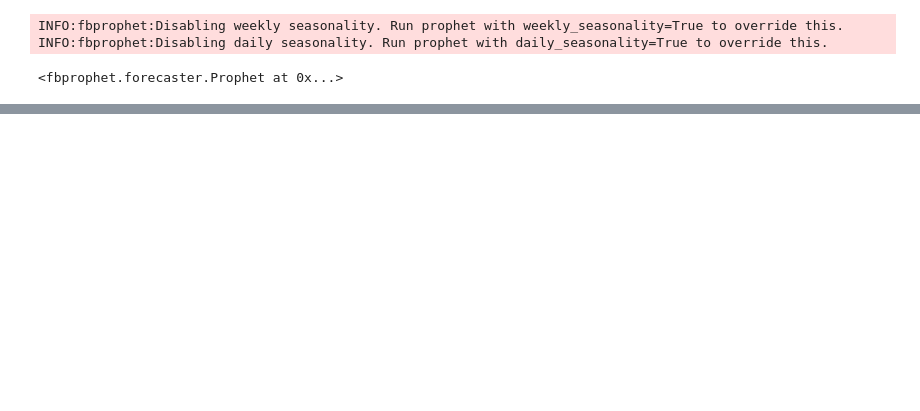
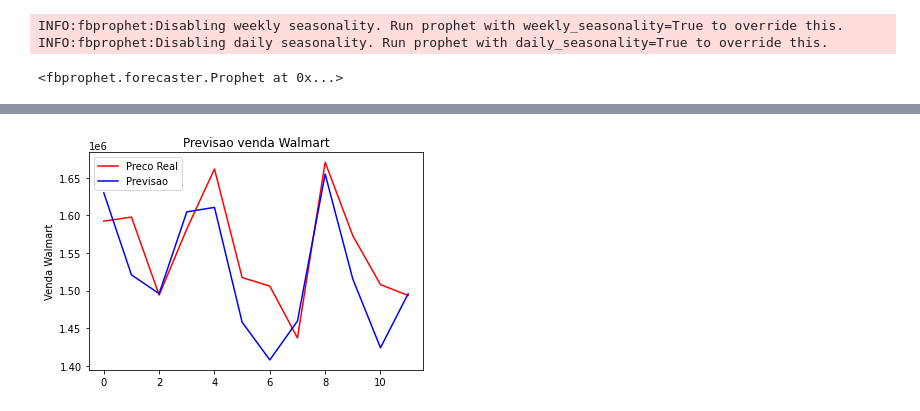
Before and after one commit to naokityokoyama/infnet, a Jupyter notebook: infnet_projeto_final.ipynb, the cells around one changed output, grey strips where cells are left out. Saved outputs shown, nothing was run; the diff lists cells and outputs as text; code cells hidden in the pictures; blank space fills up the shorter version.

```diff
--- a/infnet_projeto_final.ipynb
+++ b/infnet_projeto_final.ipynb
@@ -647,0 +597,17 @@ loja_1.tail(2)
+# %%
+x_test = np.array(x_test)
+# %%
+x_test = np.reshape(x_test, (x_test.shape[0], x_test.shape[1], 1))
+# %%
+previsoes = regressor.predict(x_test)
+# %%
+previsoes = min.inverse_transform(previsoes)
+# %%
+plt.plot(preco_real_test, color='r', label='Preco Real')
+plt.plot(previsoes, color='b', label='Previsao')
+plt.title('Previsao venda Walmart')
+plt.ylabel('Venda Walmart')
+plt.legend()
+plt.show()
+# %% [output]
+[figure, added]
```
Also changed, not shown: parts of 49 cells of this notebook.
